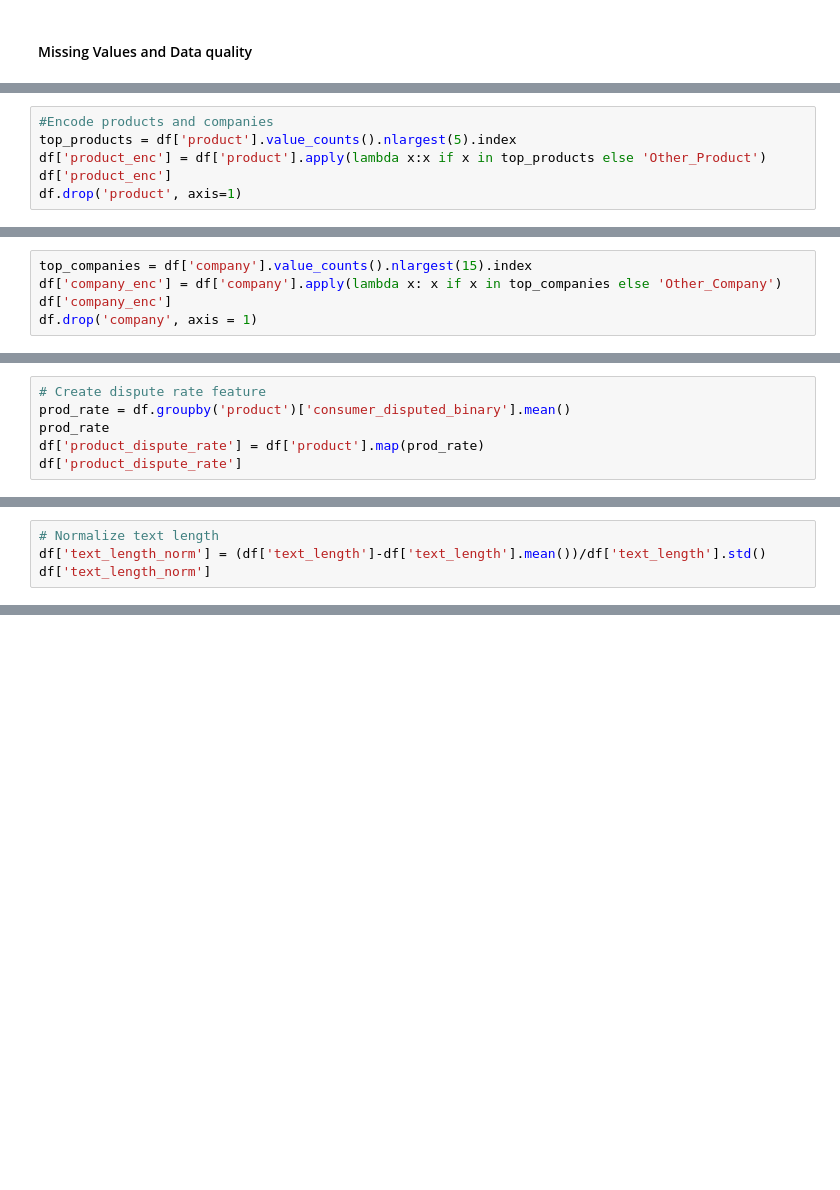
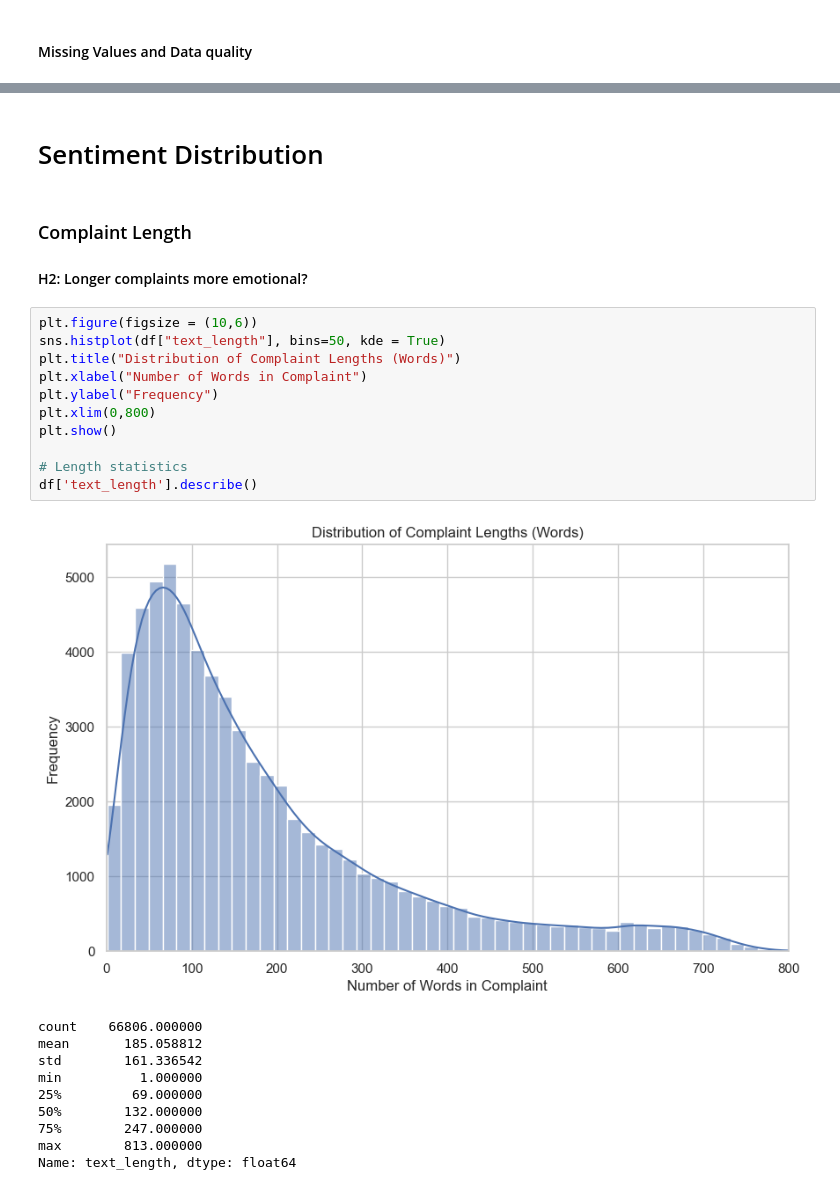
Before and after one commit to deeason7/cfpb_, a Jupyter notebook: notebooks/03_eda.ipynb, the cells around one changed output, grey strips where cells are left out. Drawn from its saved outputs; the diff is of its cells as text; blank space fills up the shorter version.

```diff
--- a/notebooks/03_eda.ipynb
+++ b/notebooks/03_eda.ipynb
@@ -242,6 +48,0 @@ Name: sub_product, Length: 66806, dtype: object
-# %%
-#Encode products and companies
-top_products = df['product'].value_counts().nlargest(5).index
-df['product_enc'] = df['product'].apply(lambda x:x if x in top_products else 'Other_Product')
-df['product_enc']
-df.drop('product', axis=1)
@@ -262,5 +48,0 @@ df.drop('product', axis=1)
-# %%
-top_companies = df['company'].value_counts().nlargest(15).index
-df['company_enc'] = df['company'].apply(lambda x: x if x in top_companies else 'Other_Company')
-df['company_enc']
-df.drop('company', axis = 1)
@@ -281,6 +48,0 @@ df.drop('company', axis = 1)
-# %%
-# Create dispute rate feature
-prod_rate = df.groupby('product')['consumer_disputed_binary'].mean()
-prod_rate
-df['product_dispute_rate'] = df['product'].map(prod_rate)
-df['product_dispute_rate']
@@ -300,4 +48,0 @@ Name: product_dispute_rate, Length: 66806, dtype: float64
-# %%
-# Normalize text length
-df['text_length_norm'] = (df['text_length']-df['text_length'].mean())/df['text_length'].std()
-df['text_length_norm']
@@ -352,0 +56,27 @@ Summary saved to enhanced_data_summary.md
+# %% [markdown]
+# Sentiment Distribution
+# %% [markdown]
+### Complaint Length
+#### H2: Longer complaints more emotional?
+# %%
+plt.figure(figsize = (10,6))
+sns.histplot(df["text_length"], bins=50, kde = True)
+plt.title("Distribution of Complaint Lengths (Words)")
+plt.xlabel("Number of Words in Complaint")
+plt.ylabel("Frequency")
+plt.xlim(0,800)
+plt.show()
+
+# Length statistics
+df['text_length'].describe()
+# %% [output]
+[figure, added]
+count    66806.000000
+mean       185.058812
+std        161.336542
+min          1.000000
+25%         69.000000
+50%        132.000000
+75%        247.000000
+max        813.000000
+Name: text_length, dtype: float64
```
Also changed, not shown: parts of 69 cells of this notebook, 14 other files.
